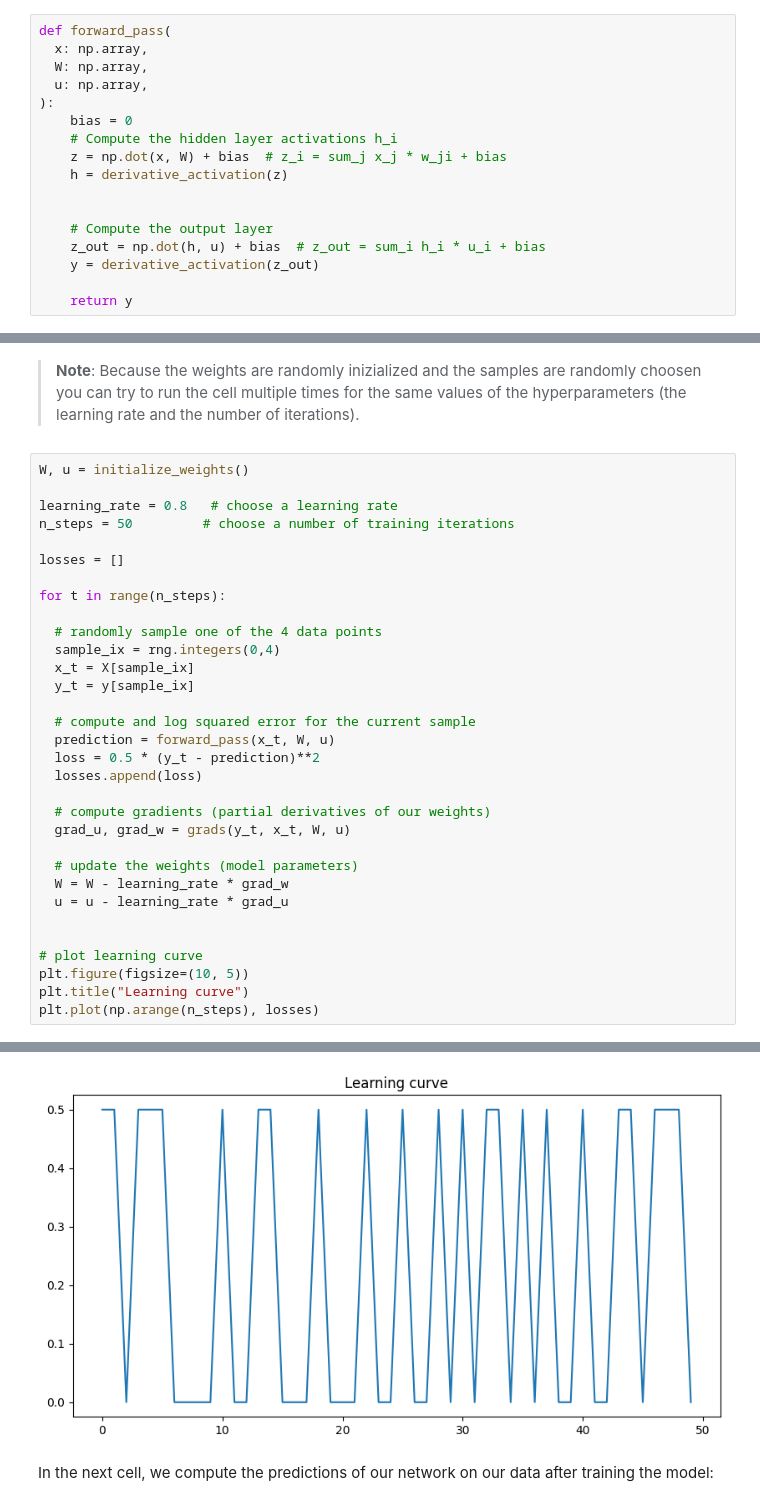
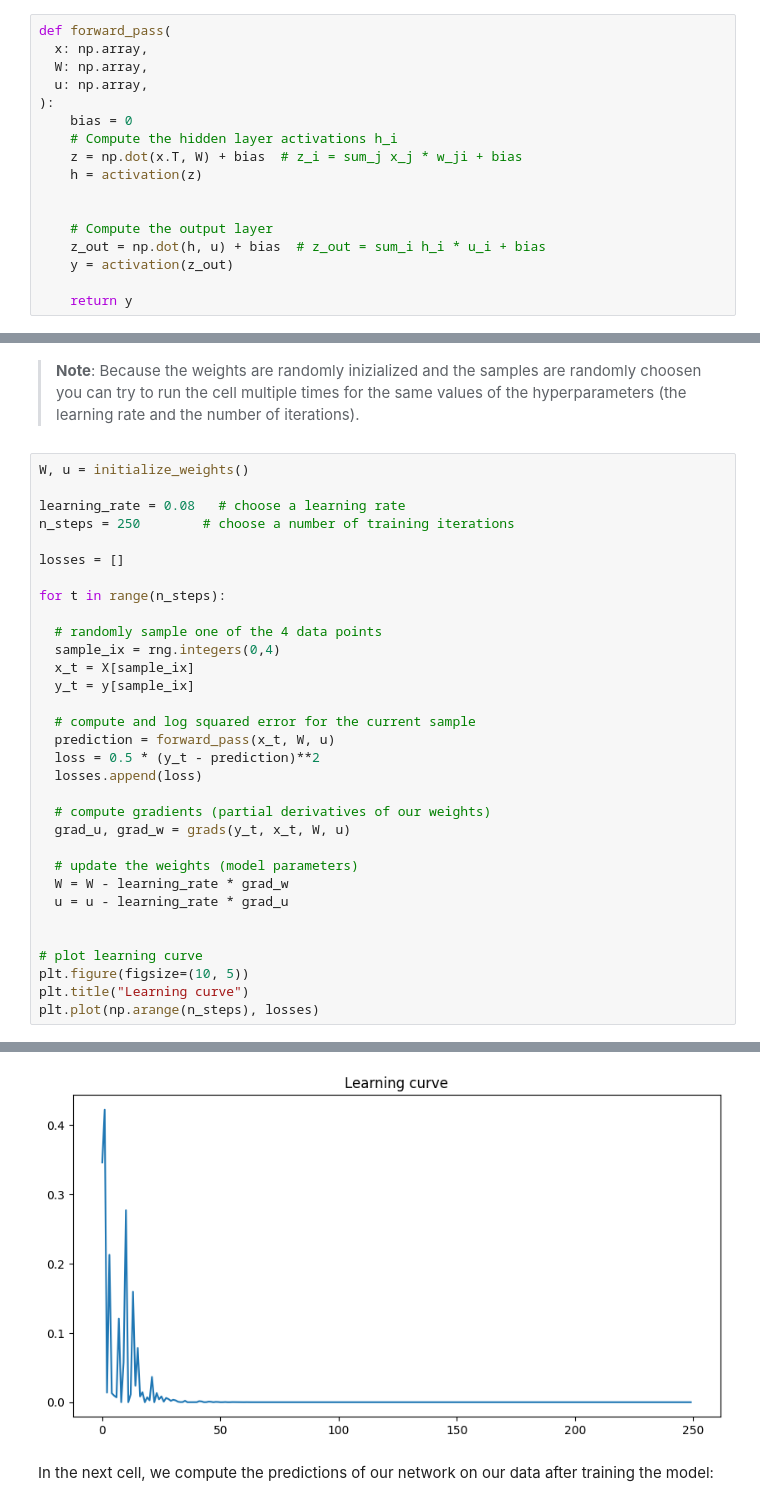
Before and after one commit to michaljohnson/MLDM, a Jupyter notebook: L06/L06_Neural_Networks_ASSIGNMENT.ipynb, the cells around one changed output, grey strips where cells are left out. Cells and saved outputs as stored; diff of their text form.

```diff
--- a/L06/L06_Neural_Networks_ASSIGNMENT.ipynb
+++ b/L06/L06_Neural_Networks_ASSIGNMENT.ipynb
@@ -233,13 +233,13 @@ def forward_pass(
 ):
     bias = 0
     # Compute the hidden layer activations h_i
-    z = np.dot(x, W) + bias  # z_i = sum_j x_j * w_ji + bias
-    h = derivative_activation(z)
+    z = np.dot(x.T, W) + bias  # z_i = sum_j x_j * w_ji + bias
+    h = activation(z)
 
 
     # Compute the output layer
     z_out = np.dot(h, u) + bias  # z_out = sum_i h_i * u_i + bias
-    y = derivative_activation(z_out)
+    y = activation(z_out)
 
     return y
 # %% [markdown]
@@ -336,38 +336,38 @@ where $\alpha$ denotes the learning rate.
 # %%
 W, u = initialize_weights()
 
-learning_rate = 0.8   # choose a learning rate
-n_steps = 50         # choose a number of training iterations
+learning_rate = 0.08   # choose a learning rate
+n_steps = 250        # choose a number of training iterations
 
 losses = []
 
 for t in range(n_steps):
 
   # randomly sample one of the 4 data points
   sample_ix = rng.integers(0,4)
   x_t = X[sample_ix]
   y_t = y[sample_ix]
 
   # compute and log squared error for the current sample
   prediction = forward_pass(x_t, W, u)
   loss = 0.5 * (y_t - prediction)**2
   losses.append(loss)
 
   # compute gradients (partial derivatives of our weights)
   grad_u, grad_w = grads(y_t, x_t, W, u)
 
   # update the weights (model parameters)
   W = W - learning_rate * grad_w
   u = u - learning_rate * grad_u
 
 
 # plot learning curve
 plt.figure(figsize=(10, 5))
 plt.title("Learning curve")
 plt.plot(np.arange(n_steps), losses)
 # %% [output]
 [<matplotlib.lines.Line2D at 0x...>]
-[figure, old version]
+[figure, new version]
 # %% [markdown]
 In the next cell, we compute the predictions of our network on our data after training the model:
 # %%
```
Also changed, not shown: parts of 2 cells of this notebook, 1 other file.
